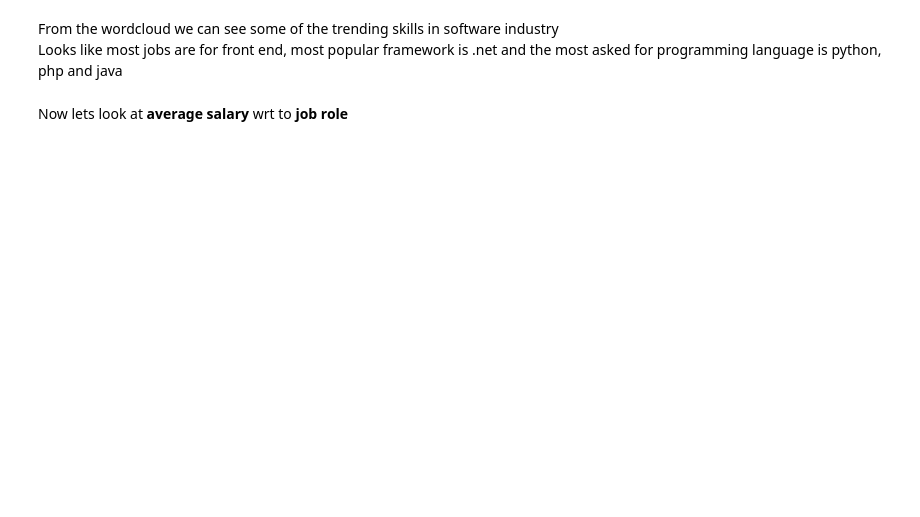
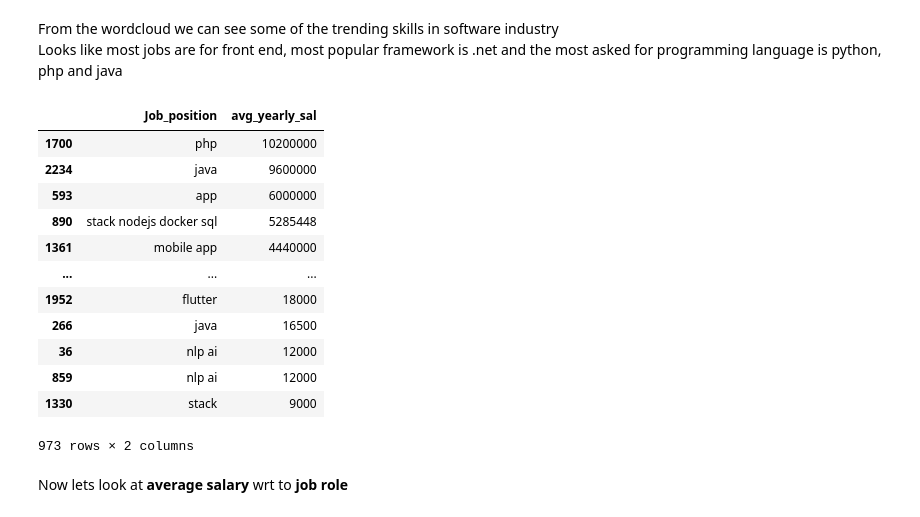
Before and after one commit to blaze-fire/Salary-Predictor, a Jupyter notebook: EDA.ipynb, the cells around one changed output. Cells and saved outputs as stored; diff of their text form; code cells hidden in the pictures; blank space fills up the shorter version.

```diff
--- a/EDA.ipynb
+++ b/EDA.ipynb
@@ -261,7 +261,21 @@ ModuleNotFoundError: No module named 'wordcloud'
 From the wordcloud we can see some of the trending skills in software industry<br>
 Looks like most jobs are for front end, most popular framework is .net and the most asked for programming language is python, php and java
 # %%
-df[['Job_position', 'avg_yearly_sal']].sort_values(by=['avg_yearly_sal'], ascending=False)
+df[(df['avg_yearly_sal'] != 0) & (df['Job_position'] != 'na')][['Job_position', 'avg_yearly_sal']].sort_values(by=['avg_yearly_sal'], ascending=False)
+# %% [output]
+|  | Job_position | avg_yearly_sal |
+| 1700 | php | 10200000 |
+| 2234 | java | 9600000 |
+| 593 | app | 6000000 |
+| 890 | stack nodejs docker sql | 5285448 |
+| 1361 | mobile app | 4440000 |
+| ... | ... | ... |
+| 1952 | flutter | 18000 |
+| 266 | java | 16500 |
+| 36 | nlp ai | 12000 |
+| 859 | nlp ai | 12000 |
+| 1330 | stack | 9000 |
+973 rows × 2 columns
 # %% [markdown]
 Now lets look at <b>average salary</b> wrt to <b>job role</b>
 # %%
```
Also changed, not shown: parts of 4 cells of this notebook, 1 other file.
